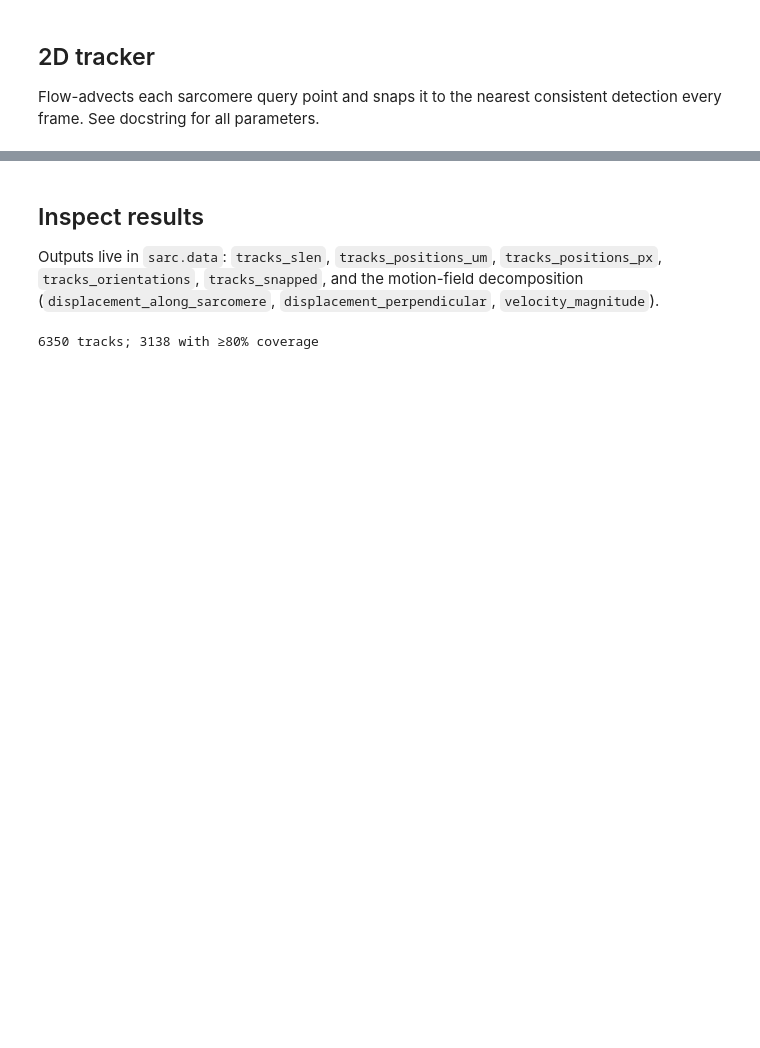
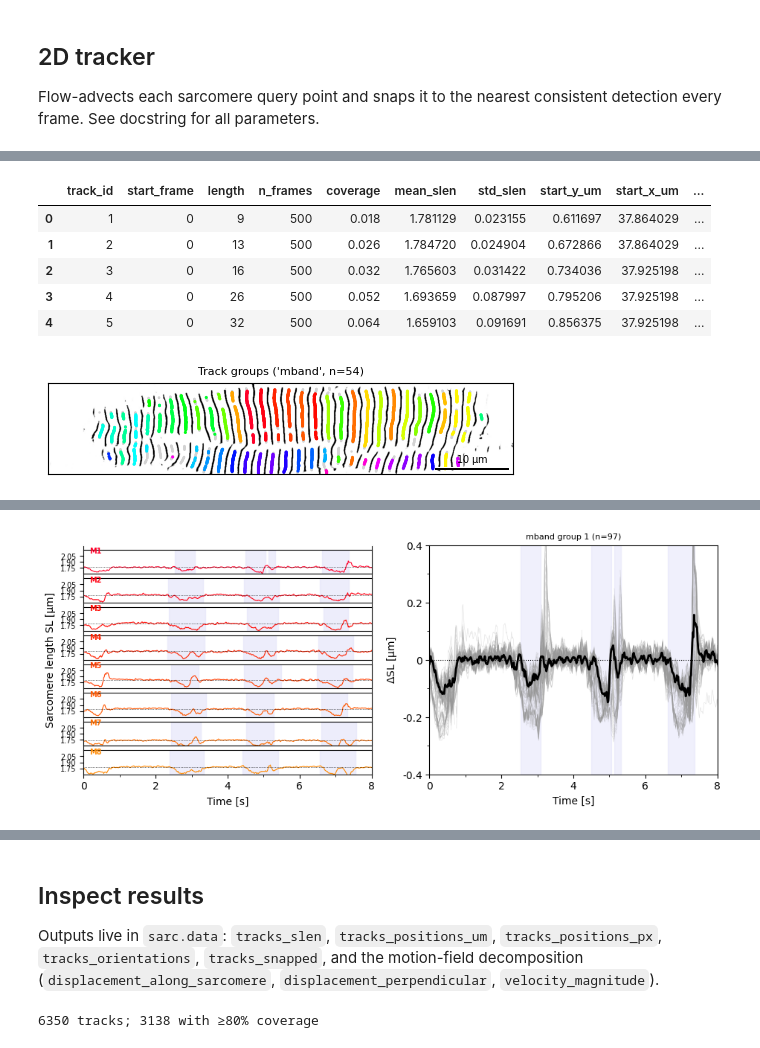
Before and after one commit to danihae/SarcAsM, a Jupyter notebook: docs/notebooks/tutorial_sarcomere_tracking.ipynb, the cells around one changed output, grey strips where cells are left out. Drawn from its saved outputs; the diff is of its cells as text; code cells hidden in the pictures; blank space fills up the shorter version.

```diff
--- a/docs/notebooks/tutorial_sarcomere_tracking.ipynb
+++ b/docs/notebooks/tutorial_sarcomere_tracking.ipynb
@@ -57,0 +130,16 @@ sarc.track_sarcomere_vectors(frames=frames)
+# %%
+# group cheaply, inspect, then analyse
+sarc.group_tracks(by='mband', reference_frame=0)
+display(sarc.get_tracks().head())
+
+fig, ax = plt.subplots(figsize=(6, 6))
+Plots.plot_track_groups(ax, sarc, frame=0)
+plt.show()
+
+# (2) M-BAND  — sarcomeres sharing one M-band line'
+sarc.analyze_track_motion(by='mband', reference_frame=0)
+fig, axes = plt.subplots(1, 2, figsize=(11, 4))
+Plots.plot_slen_mean(axes[0], sarc, kind='mband', t_lim=(0, 8), n_rows=8)   # first 8 M-bands
+Plots.plot_delta_slen(axes[1], sarc, group=0, kind='mband', t_lim=(0, 8))         # members of one M-band + mean
+plt.show()
+# %% [output]
@@ -57,0 +147,7 @@ sarc.track_sarcomere_vectors(frames=frames)
+|  | track_id | start_frame | length | n_frames | coverage | mean_slen | std_slen | start_y_um | start_x_um | ... |
+| 0 | 1 | 0 | 9 | 500 | 0.018 | 1.781129 | 0.023155 | 0.611697 | 37.864029 | ... |
+| 1 | 2 | 0 | 13 | 500 | 0.026 | 1.784720 | 0.024904 | 0.672866 | 37.864029 | ... |
+| 2 | 3 | 0 | 16 | 500 | 0.032 | 1.765603 | 0.031422 | 0.734036 | 37.925198 | ... |
+| 3 | 4 | 0 | 26 | 500 | 0.052 | 1.693659 | 0.087997 | 0.795206 | 37.925198 | ... |
+| 4 | 5 | 0 | 32 | 500 | 0.064 | 1.659103 | 0.091691 | 0.856375 | 37.925198 | ... |
+[figure, added]
@@ -57,0 +158 @@ sarc.track_sarcomere_vectors(frames=frames)
+[figure, added]
```
Also changed, not shown: parts of 17 cells of this notebook, 1 other file.
